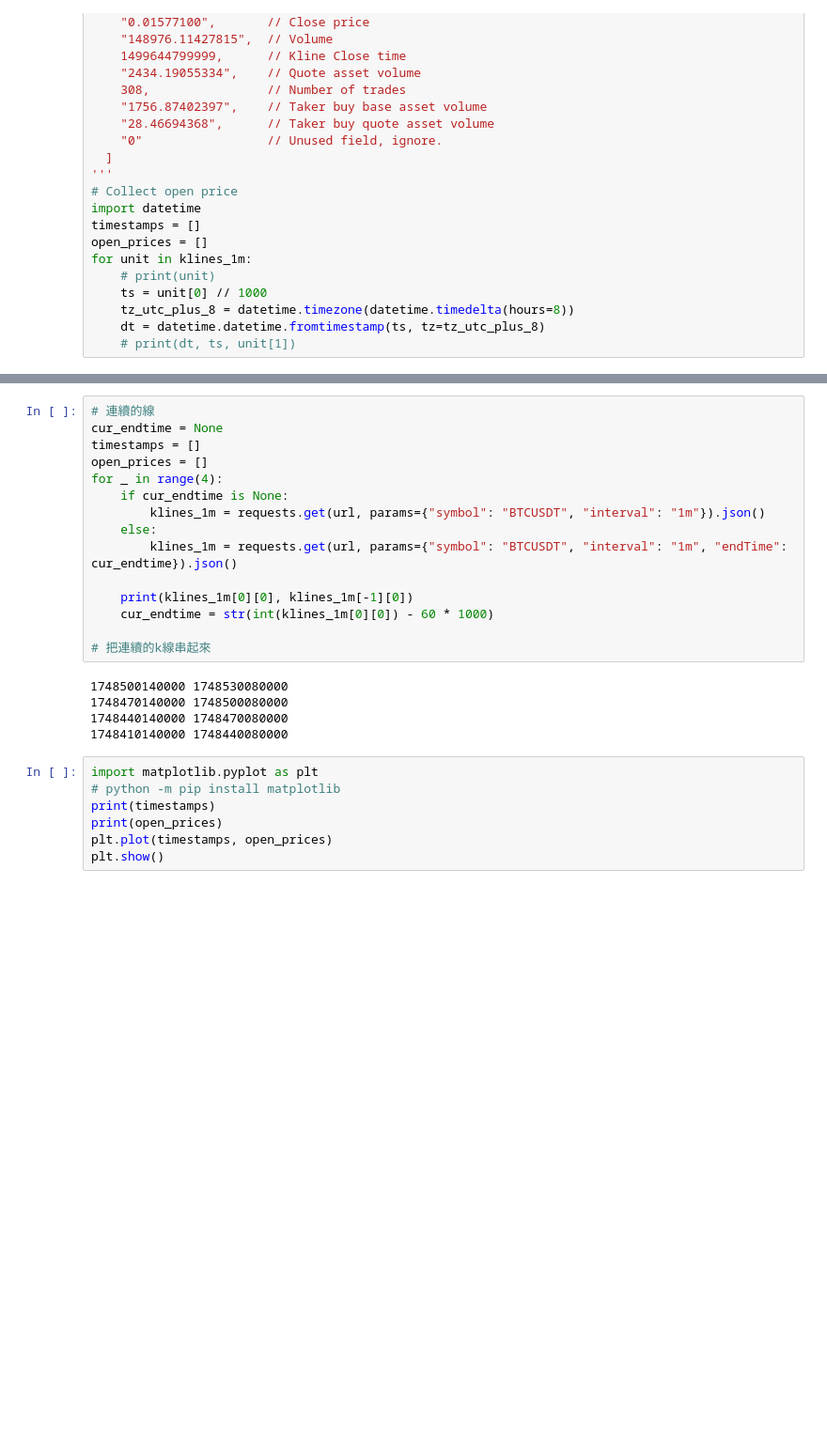
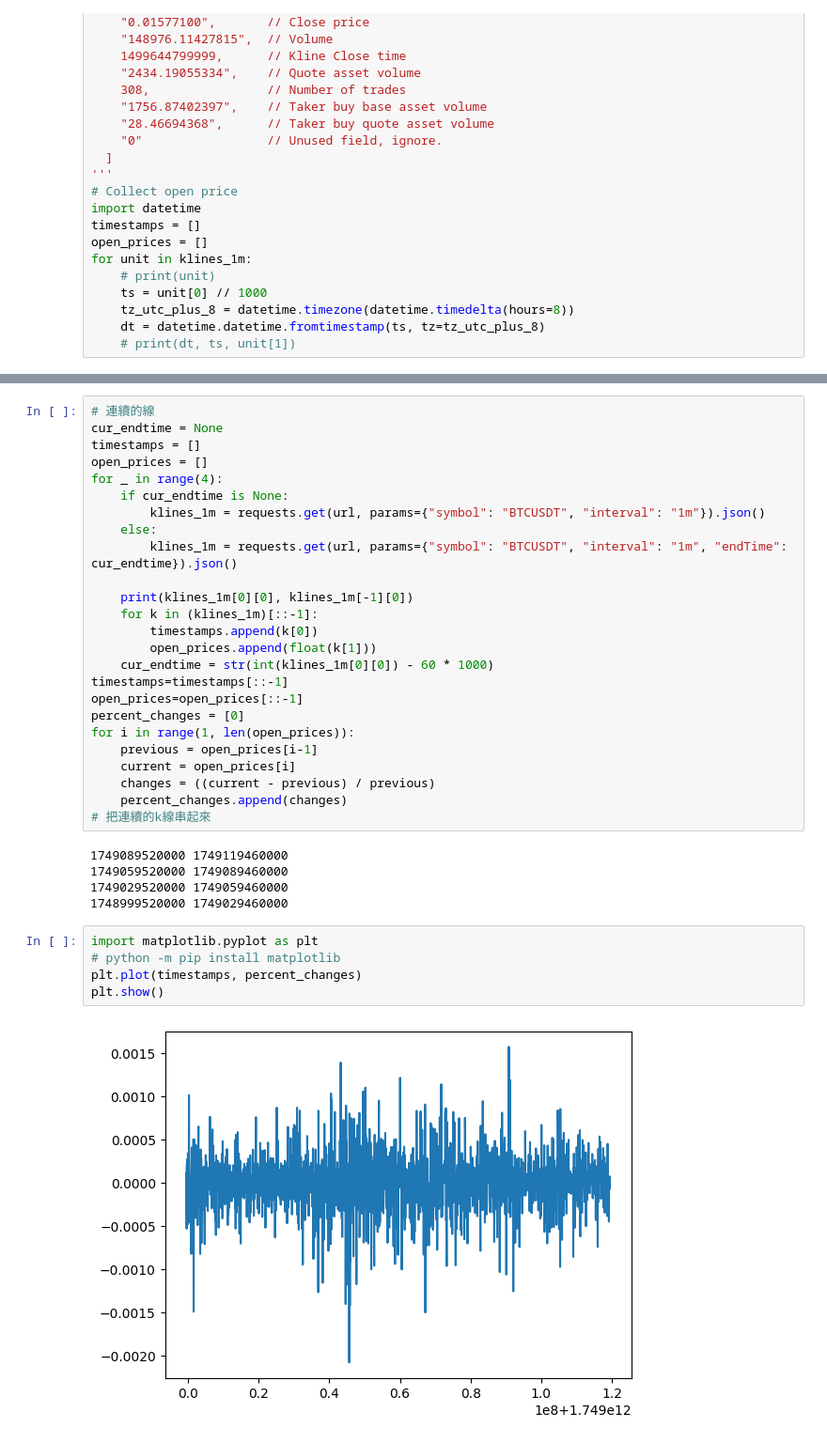
Before and after one commit to jimmyhsu28/BTC-Tracker, a Jupyter notebook: main.ipynb, the cells around one changed output, grey strips where cells are left out. Shown: that part at 94% size. Cells and saved outputs as stored; diff of their text form; blank space fills up the shorter version.

```diff
--- a/main.ipynb
+++ b/main.ipynb
@@ -177,18 +177,28 @@ for _ in range(4):
         klines_1m = requests.get(url, params={"symbol": "BTCUSDT", "interval": "1m", "endTime": cur_endtime}).json()
 
     print(klines_1m[0][0], klines_1m[-1][0])
+    for k in (klines_1m)[::-1]:
+        timestamps.append(k[0])
+        open_prices.append(float(k[1]))
     cur_endtime = str(int(klines_1m[0][0]) - 60 * 1000)
-
+timestamps=timestamps[::-1]
+open_prices=open_prices[::-1]
+percent_changes = [0]
+for i in range(1, len(open_prices)):
+    previous = open_prices[i-1]
+    current = open_prices[i]
+    changes = ((current - previous) / previous)
+    percent_changes.append(changes)
 # 把連續的k線串起來
 # %% [output]
-1748500140000 1748530080000
-1748470140000 1748500080000
-1748440140000 1748470080000
-1748410140000 1748440080000
+1749089520000 1749119460000
+1749059520000 1749089460000
+1749029520000 1749059460000
+1748999520000 1749029460000
 # %%
 import matplotlib.pyplot as plt
 # python -m pip install matplotlib
-print(timestamps)
-print(open_prices)
-plt.plot(timestamps, open_prices)
+plt.plot(timestamps, percent_changes)
 plt.show()
+# %% [output]
+[figure, added]
```
Also changed, not shown: parts of 6 cells of this notebook.
